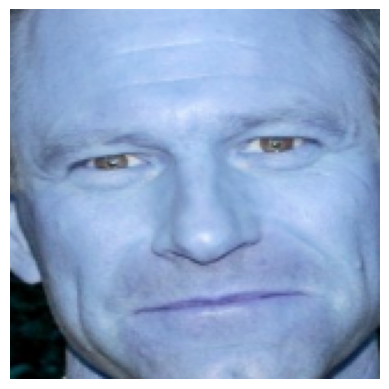
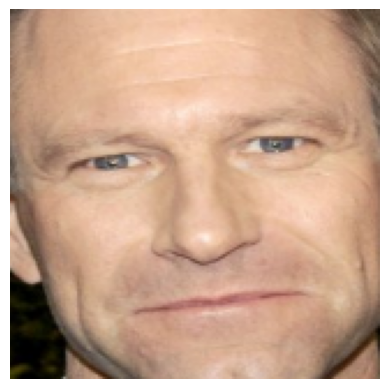
Code edit (unified diff) that turned the first committed figure into the second:
--- before
+++ after
@@ -11,7 +11,12 @@
 cropped = crop_face_mtcnn(img)
 
-plt.imshow(cropped)
-plt.axis('off')
-plt.show()
+if cropped is not None:
+  cropped_rgb = cv2.cvtColor(cropped, cv2.COLOR_BGR2RGB)
+  plt.imshow(cropped_rgb)
+  plt.axis('off')
+  plt.show()
+else:
+  print("No face detected")
+
 if cropped is None:
   print("No face detected")

Commit: Fixed RBG issue, Displayed the probablity for the top 10 classes